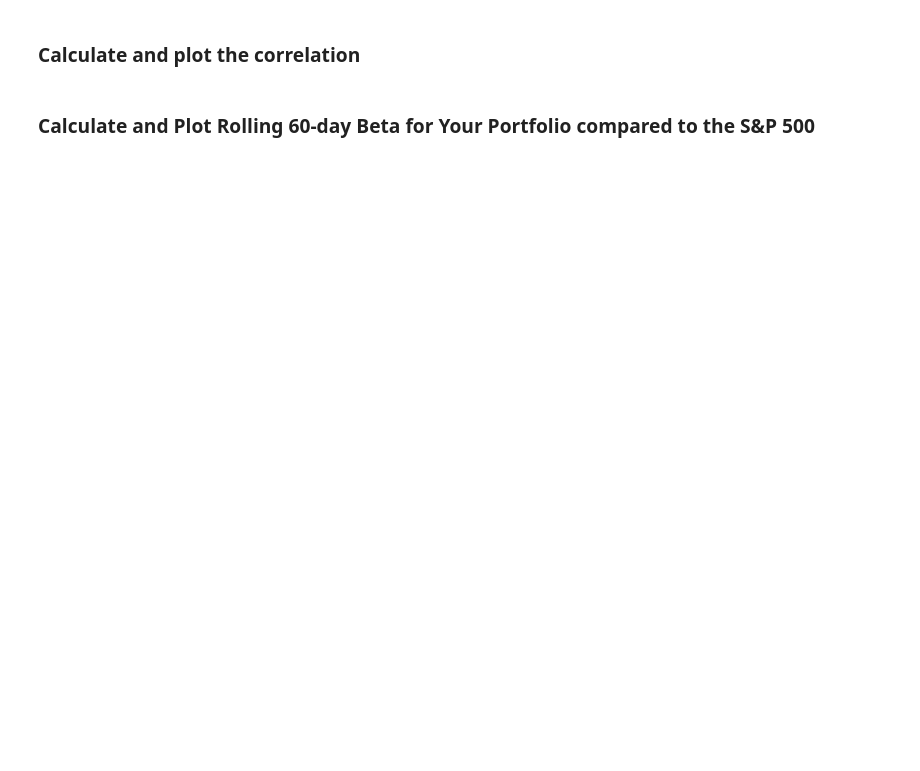
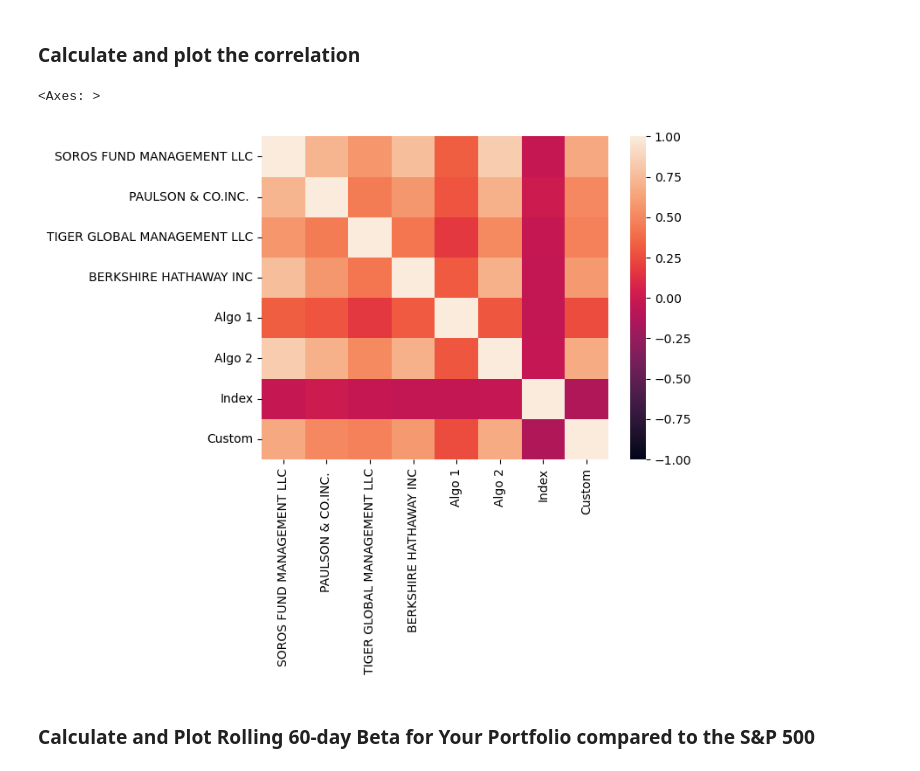
Before and after one commit to mfranca95/Pandas_Homework, a Jupyter notebook: whale_analysis.ipynb, the cells around one changed output. Cells and saved outputs as stored; diff of their text form; code cells hidden in the pictures; blank space fills up the shorter version.

```diff
--- a/whale_analysis.ipynb
+++ b/whale_analysis.ipynb
@@ -431,5 +533,10 @@ weights = [1/3, 1/3, 1/3]
 ### Calculate and plot the correlation
 # %%
 # Calculate and plot the correlation
+correlation = strats_df.corr()
+sns.heatmap(correlation, vmin=-1, vmax=1)
+# %% [output]
+<Axes: >
+[figure, added]
 # %% [markdown]
 ### Calculate and Plot Rolling 60-day Beta for Your Portfolio compared to the S&P 500
```
Also changed, not shown: parts of 26 cells of this notebook.
